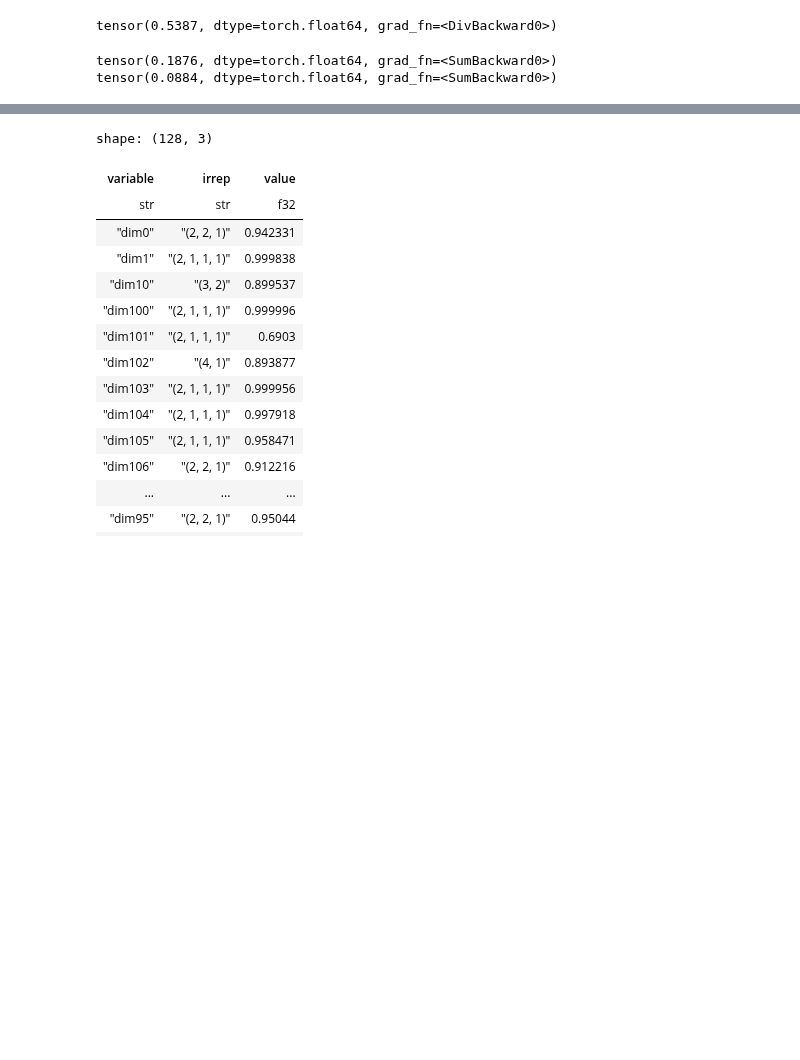
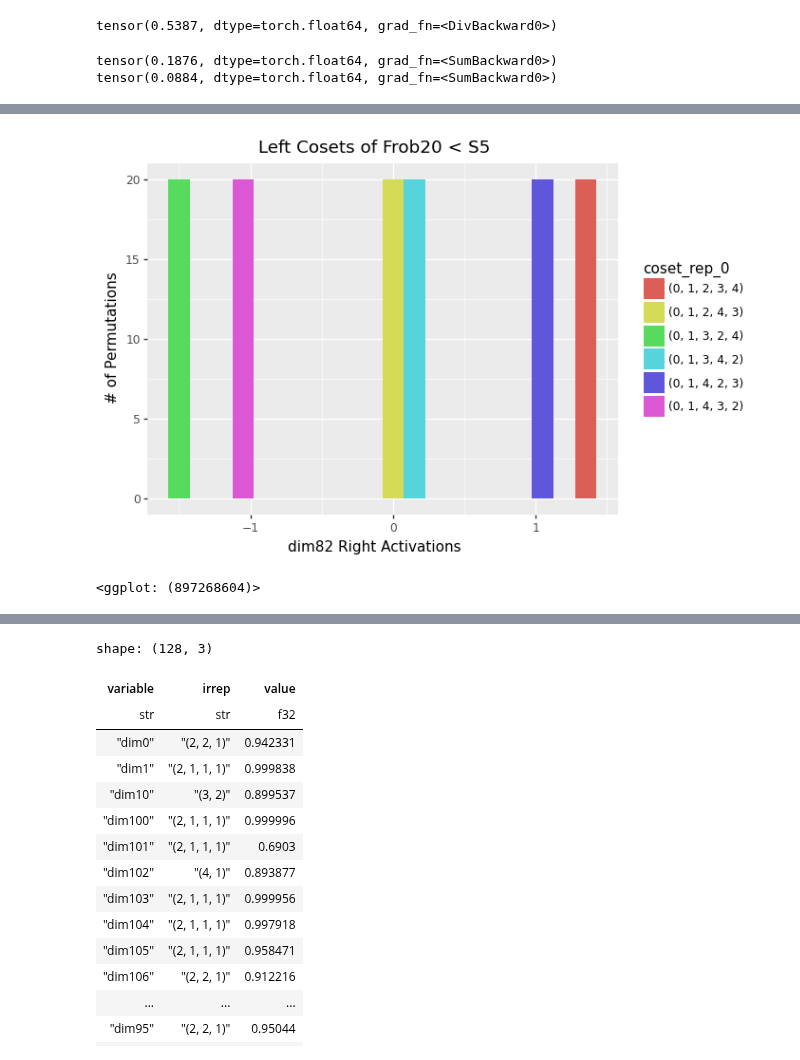
Before and after one commit to dashstander/sn-grok, a Jupyter notebook: notebooks/progress_measures.ipynb, the cells around one changed output, grey strips where cells are left out. Drawn from its saved outputs; the diff is of its cells as text; code cells hidden in the pictures; blank space fills up the shorter version.

```diff
--- a/notebooks/progress_measures.ipynb
+++ b/notebooks/progress_measures.ipynb
@@ -176,3 +561,19 @@ for i in range(128):
+# %%
+col = 'dim82'
+
+df = right_df.filter(pl.col('irrep') == '(3, 2)').filter(pl.col('variable') == col)
+
+
+(
+    ggplot(df, aes(x='value', fill='coset_rep_0'))
+    + geom_histogram(binwidth=0.15)
+    + xlab('dim82 Right Activations')
+    + ylab('# of Permutations')
+    + ggtitle('Left Cosets of Frob20 < S5')
+)
+# %% [output]
+[figure, added]
+<ggplot: (897268604)>
 # %%
 def calc_power_contributions(tensor, n):
     total_power = (tensor ** 2).mean(dim=0)
```
Also changed, not shown: parts of 23 cells of this notebook, 2 other files.
